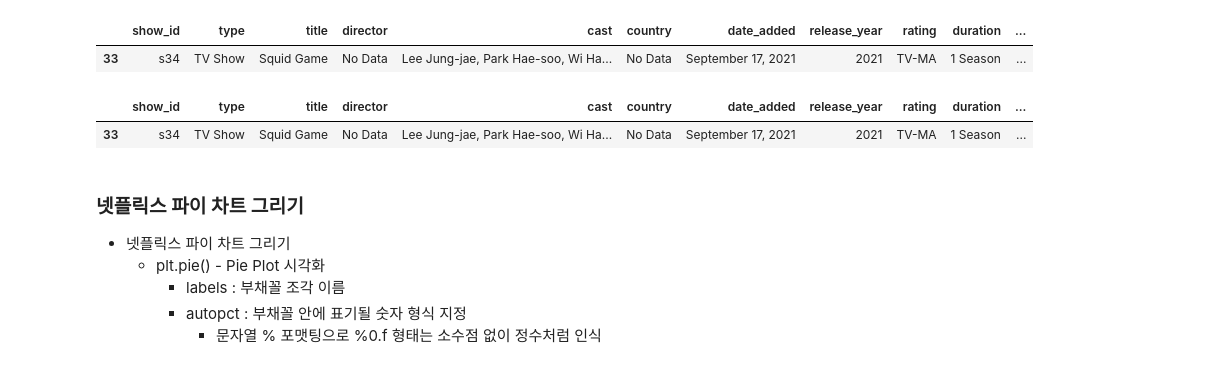
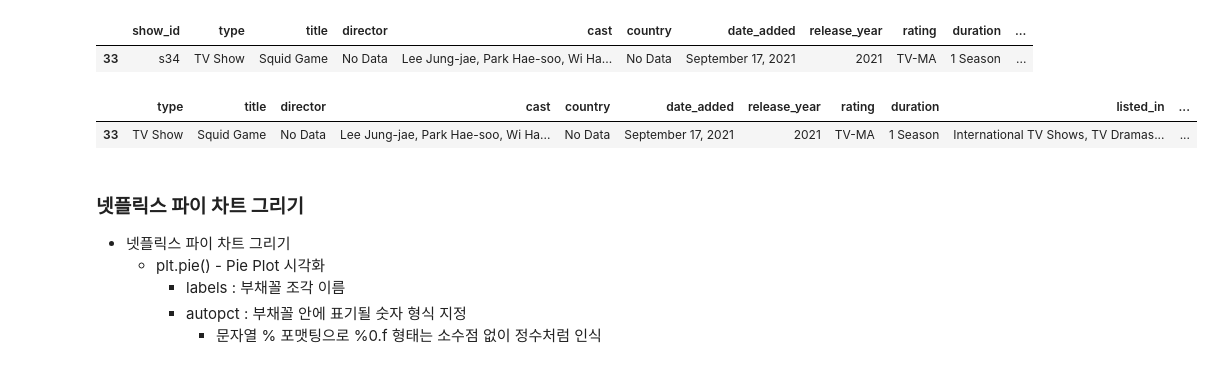
Before and after one commit to Eojinn/Python_Webscraping_analysis, a Jupyter notebook: 09.넷플릭스 데이터 분석 프로젝트.ipynb, the cells around one changed output. Drawn from its saved outputs; the diff is of its cells as text; code cells hidden in the pictures.

Commit message:
netflix update

```diff
--- a/09.넷플릭스 데이터 분석 프로젝트.ipynb
+++ b/09.넷플릭스 데이터 분석 프로젝트.ipynb
@@ -552,10 +496,11 @@ netflix[netflix['title'].str.contains('Squid Game', na=False, case=False)]
 |  | show_id | type | title | director | cast | country | date_added | release_year | rating | duration | ... |
 | 33 | s34 | TV Show | Squid Game | No Data | Lee Jung-jae, Park Hae-soo, Wi Ha... | No Data | September 17, 2021 | 2021 | TV-MA | 1 Season | ... |
 # %%
-netflix.loc[netflix['title'].str.contains('Squid Game', na=False, case=False)]
+netflix.loc[netflix['title'].str.contains('Squid Game', na=False, case=False),\
+            netflix.columns.drop(['show_id', 'description'])]
 # %% [output]
-|  | show_id | type | title | director | cast | country | date_added | release_year | rating | duration | ... |
-| 33 | s34 | TV Show | Squid Game | No Data | Lee Jung-jae, Park Hae-soo, Wi Ha... | No Data | September 17, 2021 | 2021 | TV-MA | 1 Season | ... |
+|  | type | title | director | cast | country | date_added | release_year | rating | duration | listed_in | ... |
+| 33 | TV Show | Squid Game | No Data | Lee Jung-jae, Park Hae-soo, Wi Ha... | No Data | September 17, 2021 | 2021 | TV-MA | 1 Season | International TV Shows, TV Dramas... | ... |
 # %% [markdown]
 ### **넷플릭스 파이 차트 그리기**
 * 넷플릭스 파이 차트 그리기
```
Also changed, not shown: parts of 11 cells of this notebook.
